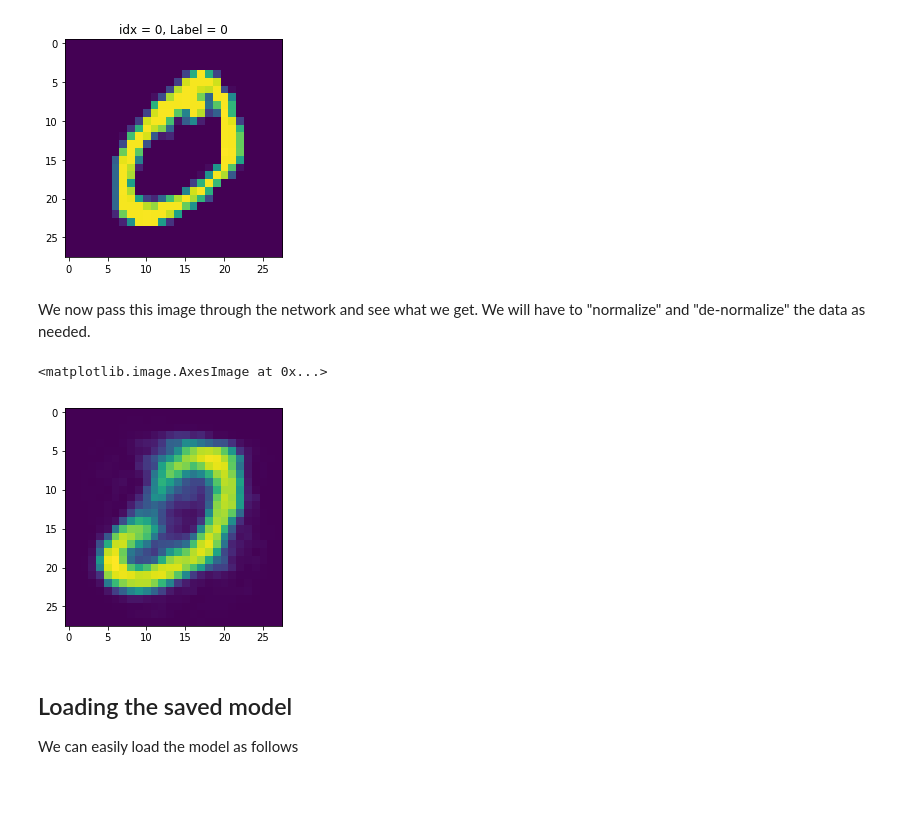
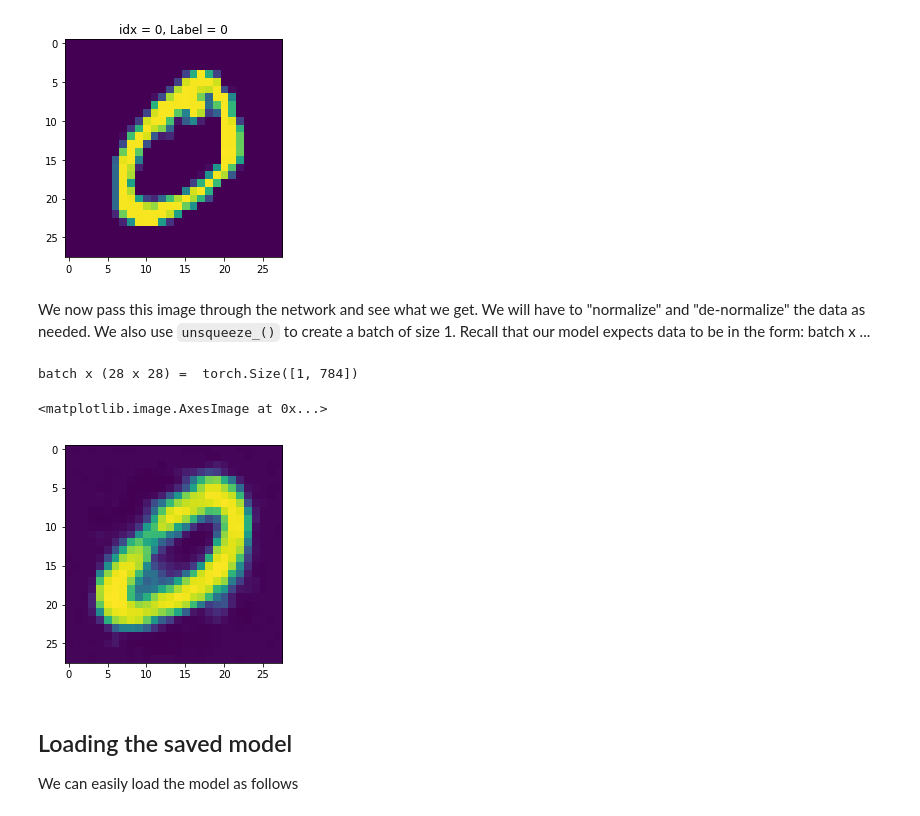
Before and after one commit to faisalqureshi/lessons-pytorch, a Jupyter notebook: lesson-7/simple-autoencoder.ipynb, the cells around one changed output. Cells and saved outputs as stored; diff of their text form; code cells hidden in the pictures; blank space fills up the shorter version.

```diff
--- a/lesson-7/simple-autoencoder.ipynb
+++ b/lesson-7/simple-autoencoder.ipynb
@@ -105,13 +162,13 @@ class autoencoder(nn.Module):
 # %% [markdown]
 ## Set up training
 # %%
+gpu = cudafy()
+
 learning_rate = 1e-2
 weight_decay = 1e-5
 
-if torch.cuda.is_available():
-    model = autoencoder().cuda() # Lets put this on Cuda
-else:
-    model = autoencoder()
+model = gpu(autoencoder())
+
 criterion = nn.MSELoss()
 optimizer = torch.optim.Adam(model.parameters(), lr=learning_rate, weight_decay=weight_decay)
 # %% [markdown]
@@ -207,22 +237,29 @@ torch.Size([1, 28, 28]) 0
 Text(0.5, 1.0, 'idx = 0, Label = 0')
 [figure]
 # %% [markdown]
-We now pass this image through the network and see what we get.  We will have to "normalize" and "de-normalize" the data as needed.
+We now pass this image through the network and see what we get.  We will have to "normalize" and "de-normalize" the data as needed.  We also use `unsqueeze_()` to create a batch of size 1.  Recall that our model expects data to be in the form: batch x ...
 # %%
-ni = (image - 0.5)/0.5
-#print(ni.shape)
+ni = image/0.5 - 1
 ni.unsqueeze_(0)
 ni = ni.view(1, -1)
-#print(ni.shape)
-oi = model(ni)
+print('batch x (28 x 28) = ', ni.shape)
+
+#if torch.cuda.is_available():
+#    ni = Variable(ni).cuda() # Lets put this on Cuda
+#else:
+#    ni = Variable(ni)
+
+
+oi = model(gpu(ni))
 #print(oi.shape)
 oi_ = to_img(oi)
 #print(oi_.shape)
 
 plt.imshow(oi_[0,0,:,:].detach())
 # %% [output]
-<matplotlib.image.AxesImage at 0x...>
+batch x (28 x 28) =  torch.Size([1, 784])
+<matplotlib.image.AxesImage at 0x...>
-[figure, old version]
+[figure, new version]
 # %% [markdown]
 ## Loading the saved model
 
```
Also changed, not shown: parts of 18 cells of this notebook, 2 other files.
